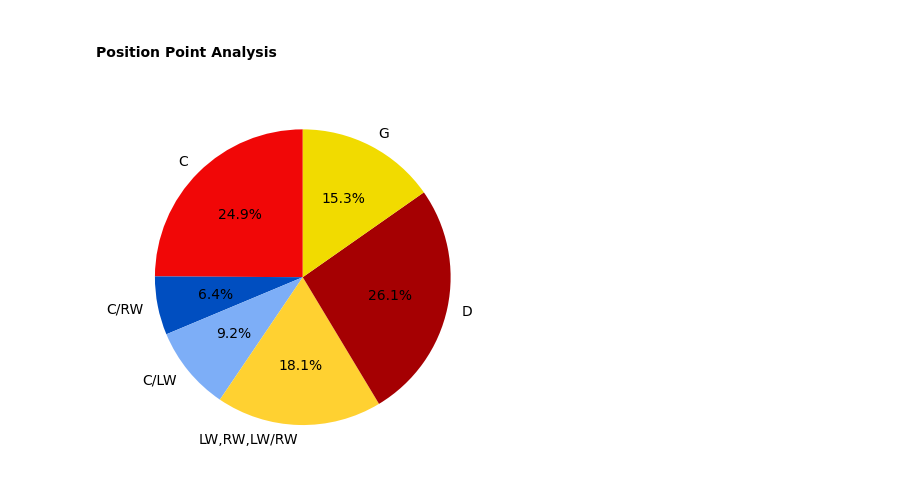
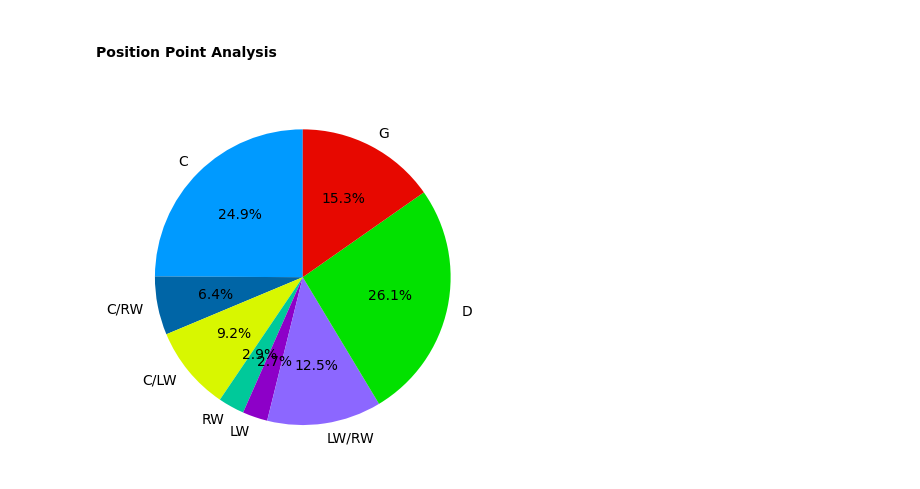
Before and after one commit to carsonbennett1/Hockey-Player-Analysis-Project, a Jupyter notebook: Fantasy_Analysis.ipynb, the cells around one changed output. Cells and saved outputs as stored; diff of their text form; code cells hidden in the pictures.

Commit message:
position_analysis

```diff
--- a/Fantasy_Analysis.ipynb
+++ b/Fantasy_Analysis.ipynb
@@ -239,41 +239,50 @@ plt.show()
 #### Position Point Analysis
 # %%
 centremen = df[df['Position'] == 'C']
-winger = df[(df['Position'] == 'LW') | (df['Position'] == 'RW') | (df['Position'] == 'LW/RW')]
+winger = df[df['Position'] == 'LW/RW']
+left_winger = df[df['Position'] == 'LW']
+right_winger = df[df['Position'] == 'RW']
 centre_right = df[df['Position'] == 'C/RW']
 centre_left = df[df['Position'] == 'C/LW']
 
 
 centre_points = centremen[weeks].values.flatten()
 centre_right_points = centre_right[weeks].values.flatten()
 centre_left_points = centre_left[weeks].values.flatten()
 winger_points = winger[weeks].values.flatten()
+left_winger_points = left_winger[weeks].values.flatten()
+right_winger_points = right_winger[weeks].values.flatten()
 defensemen_points = defensemen[weeks].values.flatten()
 goalies_points = goalies[weeks].values.flatten()
 
 centre_points = np.nan_to_num(centre_points, nan=0)
 centre_right_points = np.nan_to_num(centre_right_points, nan=0)
 centre_left_points = np.nan_to_num(centre_left_points, nan=0)
 winger_points = np.nan_to_num(winger_points, nan=0)
+left_winger_points = np.nan_to_num(left_winger_points, nan=0)
+right_winger_points = np.nan_to_num(right_winger_points, nan=0)
 defensemen_points = np.nan_to_num(defensemen_points, nan=0)
 goalies_points = np.nan_to_num(goalies_points, nan=0)
 
 
 centre_sum = round(centre_points.sum(),1)
 centre_right_sum = round(centre_right_points.sum(),1)
 centre_left_sum = round(centre_left_points.sum(),1)
 winger_sum = round(winger_points.sum(),1)
+left_winger_sum = round(left_winger_points.sum(),1)
+right_winger_sum = round(right_winger_points.sum(),1)
 defensemen_sum = round(defensemen_points.sum(),1)
 goalie_sum = round(goalies_points.sum(),1)
 
 #Get Pie Chart Labels
-labels = ['C', 'C/RW', 'C/LW', 'LW,RW,LW/RW', 'D', 'G']
+labels = ['C', 'C/RW', 'C/LW', 'RW', 'LW', 'LW/RW', 'D', 'G']
 
 # Get Player Nationality Numbers
-nums = [centre_sum, centre_right_sum, centre_left_sum, winger_sum, defensemen_sum, goalie_sum]
+nums = [centre_sum, centre_right_sum, centre_left_sum, left_winger_sum, right_winger_sum,
+        winger_sum, defensemen_sum, goalie_sum]
 # Show Distribution
 plt.pie(nums, labels=labels, autopct='%1.1f%%', startangle=90,
-    colors=['#f10707', '#004ec0', '#7daef7', '#ffd131', '#a50002', '#f1db00'])
+    colors=['#009aff', '#0065a6', '#d8f700', '#00c99a', '#8d00c8', '#8c67ff', '#02e100', '#e70800'])
 plt.show()
 # %% [output]
-[figure, old version]
+[figure, new version]
```
